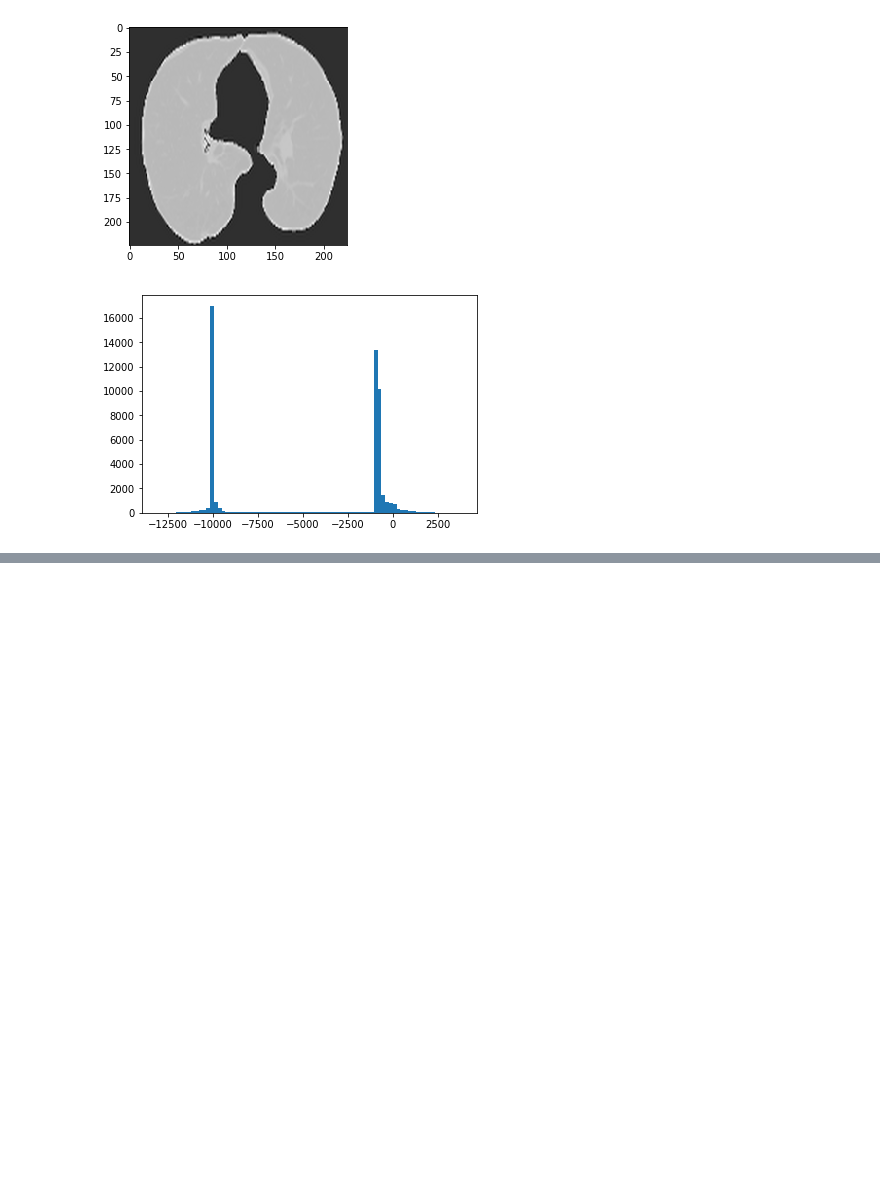
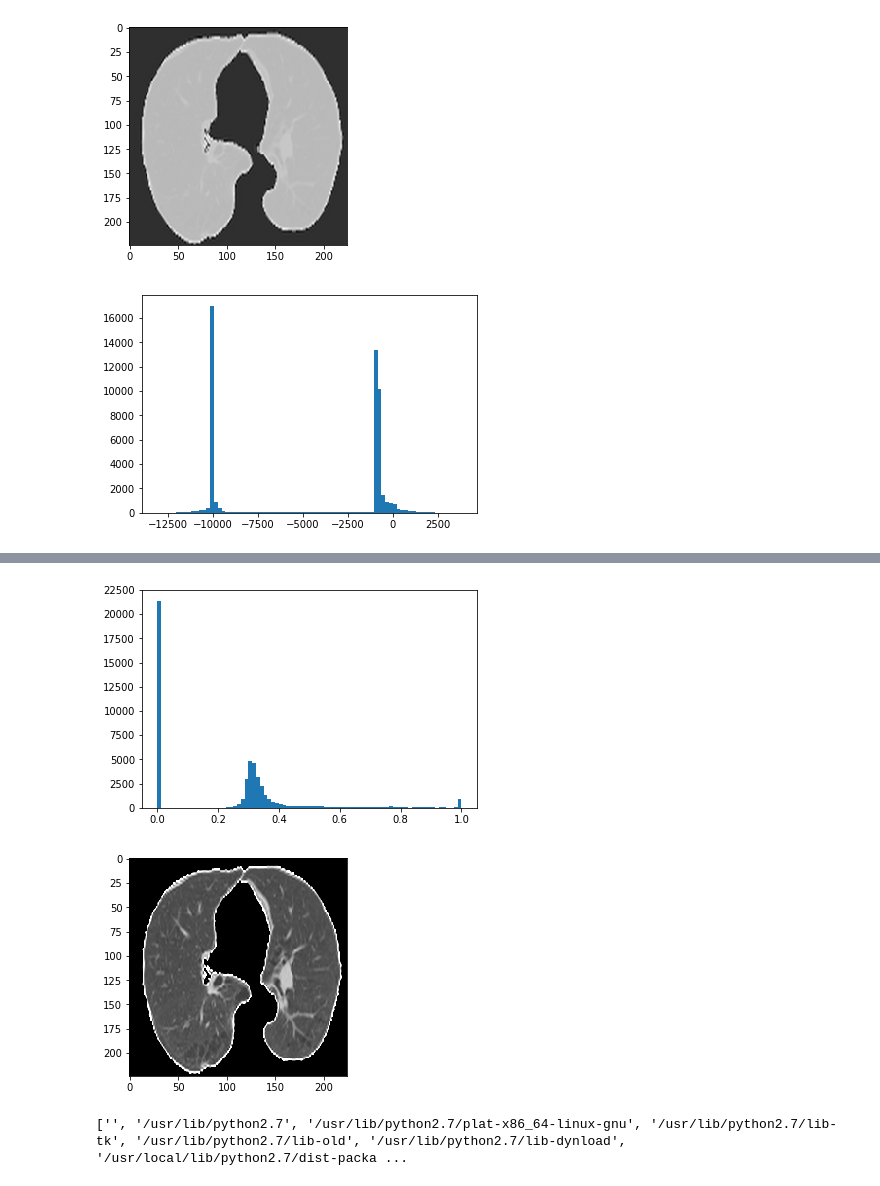
Before and after one commit to jwde/lungcancerDL, a Jupyter notebook: tensorflow-vgg/Lungs.ipynb, the cells around one changed output, grey strips where cells are left out. Drawn from its saved outputs; the diff is of its cells as text; code cells hidden in the pictures; blank space fills up the shorter version.

```diff
--- a/tensorflow-vgg/Lungs.ipynb
+++ b/tensorflow-vgg/Lungs.ipynb
@@ -234,0 +218,29 @@ plt.show()
+# %%
+# extract vgg features from the image data
+
+batch_size = 1
+weights_file = './vgg16.npy'
+
+train_size = 1397
+num_batches = train_size / batch_size
+
+def scale(lung, low, high):
+    lung -= low
+    return lung / float(high-low)
+
+
+def minibatch(batch):
+    for item in batch['X_train']:
+        yield item[None,:,:,:]
+    return
+scaled = scale(img2, HU_MIN, HU_MAX)
+plt.hist(scaled.flatten(), bins=80)
+plt.show()
+show_img(scaled)
+# %% [output]
+[figure, added]
+[figure, added]
+# %%
+print sys.path
+# %% [output]
+['', '/usr/lib/python2.7', '/usr/lib/python2.7/plat-x86_64-linux-gnu', '/usr/lib/python2.7/lib-tk', '/usr/lib/python2.7/lib-old', '/usr/lib/python2.7/lib-dynload', '/usr/local/lib/python2.7/dist-packa ...
```
Also changed, not shown: parts of 29 cells of this notebook, 5 other files.
